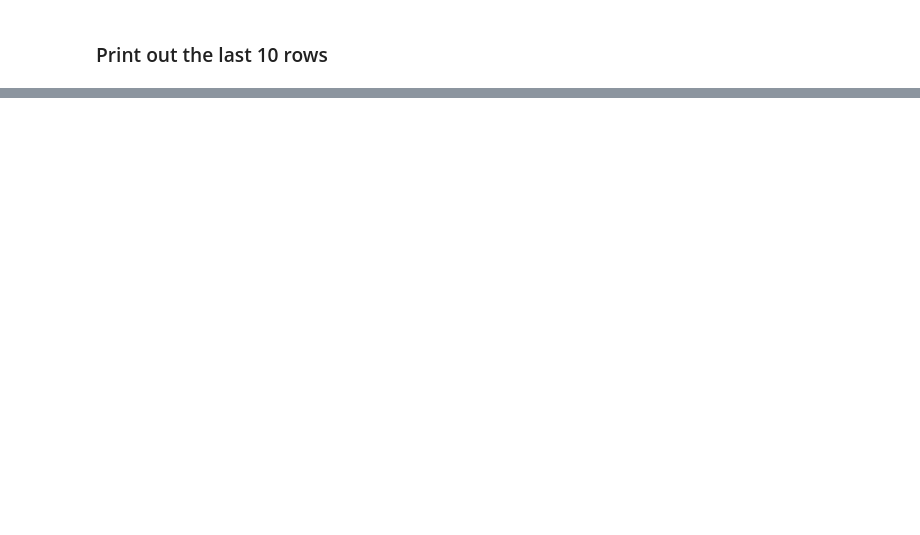
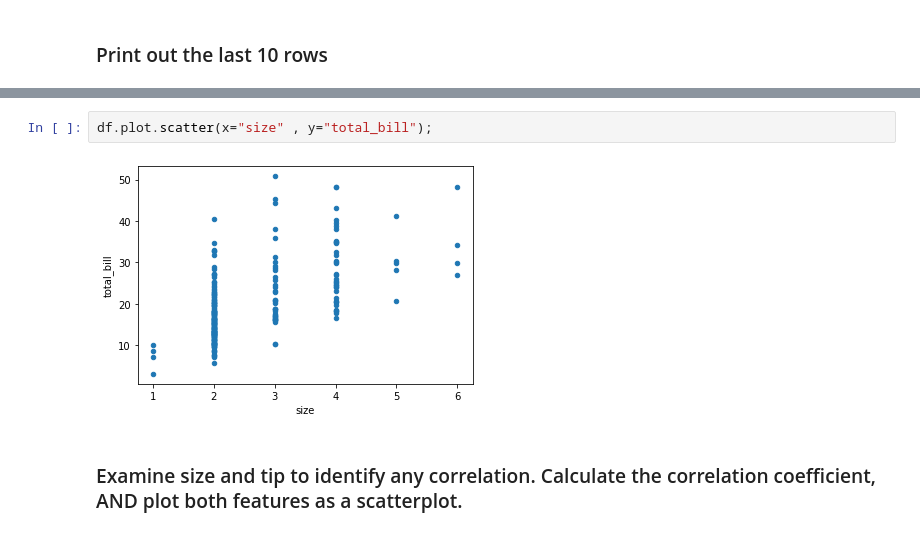
Before and after one commit to Stanmest/.ipynb, a Jupyter notebook: STANLEY_MBAH_1_2_ASSIGNMENT.ipynb, the cells around one changed output, grey strips where cells are left out. Drawn from its saved outputs; the diff is of its cells as text; blank space fills up the shorter version.

```diff
--- a/STANLEY_MBAH_1_2_ASSIGNMENT.ipynb
+++ b/STANLEY_MBAH_1_2_ASSIGNMENT.ipynb
@@ -182,0 +87,6 @@ The question below is _optional_. Only tackle it after you've completed the rest
+# %%
+df.plot.scatter(x="size" , y="total_bill");
+# %% [output]
+[figure, added]
+# %% [markdown]
+### Examine size and tip to identify any correlation. Calculate the correlation coefficient, AND plot both features as a scatterplot.
```
Also changed, not shown: parts of 45 cells of this notebook.
